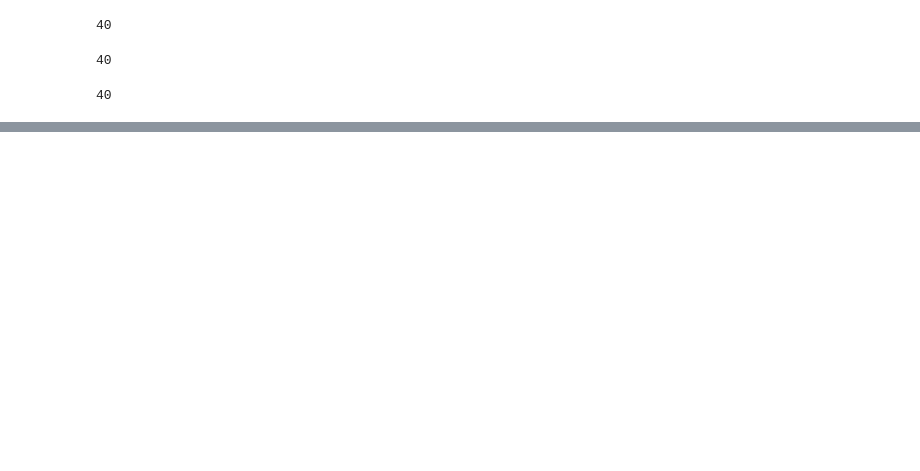
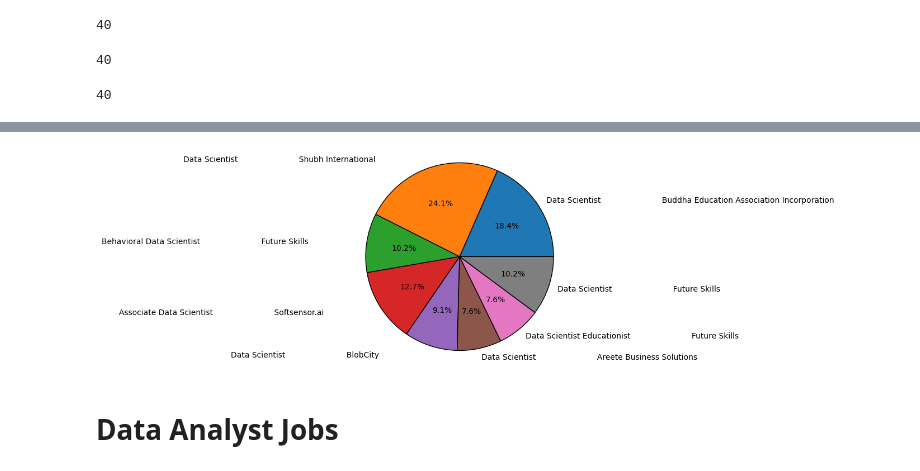
Before and after one commit to Harshbhatti/Data_Analysis, a Jupyter notebook: Internshala_Web Scrapping.ipynb, the cells around one changed output, grey strips where cells are left out. Saved outputs shown, nothing was run; the diff lists cells and outputs as text; code cells hidden in the pictures; blank space fills up the shorter version.

```diff
--- a/Internshala_Web Scrapping.ipynb
+++ b/Internshala_Web Scrapping.ipynb
@@ -140,0 +199,2 @@ df
+# %%
+Df2['Min_Salary']=Df2['Min_Salary'].apply(lambda x:sum(x)/len(x))
@@ -140,0 +210,4 @@ df
+# %%
+Df2['Max_Salary']=Df2['Max_Salary'].str.replace(',', '').str.split().apply(lambda x:[float(i) for i in x])
+# %%
+Df2['Max_Salary']=Df2['Max_Salary'].apply(lambda x:sum(x)/len(x))
@@ -140,0 +236,2 @@ df
+# %%
+DS=Df2[Df2.Jobs.str.contains('Data Scientist',case=False)]
@@ -140,0 +252,8 @@ df
+# %%
+plt.pie(DS['Avg_Salary'],labels=DS['Jobs'],autopct='%1.1f%%',wedgeprops={'edgecolor':'k'})
+plt.axis('equal')
+plt.show()
+# %% [output]
+[figure, added]
+# %% [markdown]
+# Data Analyst Jobs
```
Also changed, not shown: parts of 37 cells of this notebook.
